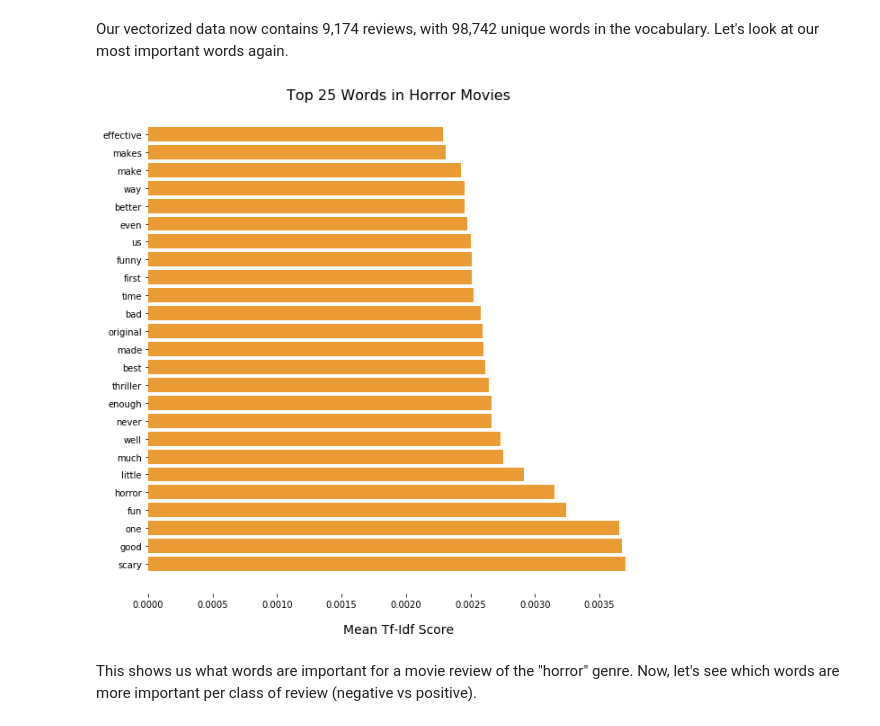
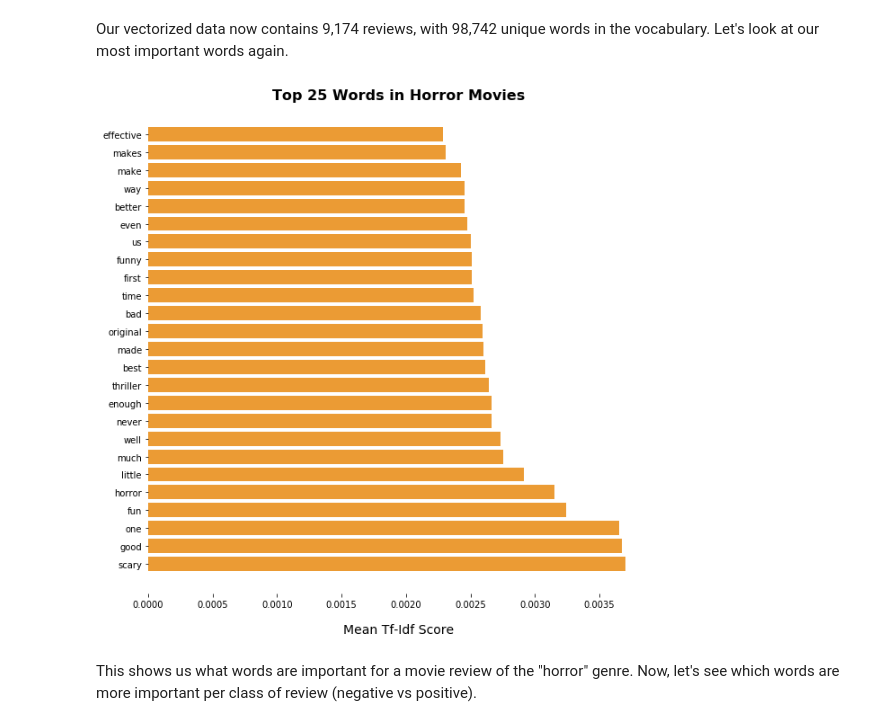
Before and after one commit to carlosiruiz/Movie_Review_Classifier, a Jupyter notebook: Notebooks_and_Code/Cleaning_and_EDA.ipynb, the cells around one changed output. Saved outputs shown, nothing was run; the diff lists cells and outputs as text; code cells hidden in the pictures.

```diff
--- a/Notebooks_and_Code/Cleaning_and_EDA.ipynb
+++ b/Notebooks_and_Code/Cleaning_and_EDA.ipynb
@@ -153,13 +155,13 @@ Our vectorized data now contains 9,174 reviews, with 98,742 unique words in the
 # %%
 top_words = top_mean_feats(tf_idf_data, features)
 fig, ax = plt.subplots(figsize=(10, 10), facecolor="w")
 ax.set_frame_on(False)
 ax.set_xlabel("Mean Tf-Idf Score", labelpad=16, fontsize=14)
-ax.set_title("Top 25 Words in Horror Movies", fontsize=16)
+ax.set_title("Top 25 Words in Horror Movies", fontsize=16, fontweight='bold')
 ax.barh(top_words['Feature'], top_words['TF-IDF'], align='center', color='#eb9b34')
 plt.savefig(f'../Images/top_words_horror.png')
 # %% [output]
-[figure, old version]
+[figure, new version]
 # %% [markdown]
 This shows us what words are important for a movie review of the "horror" genre. Now, let's see which words are more important per class of review (negative vs positive).
 # %%
```
Also changed, not shown: parts of 6 cells of this notebook, 11 other files.
